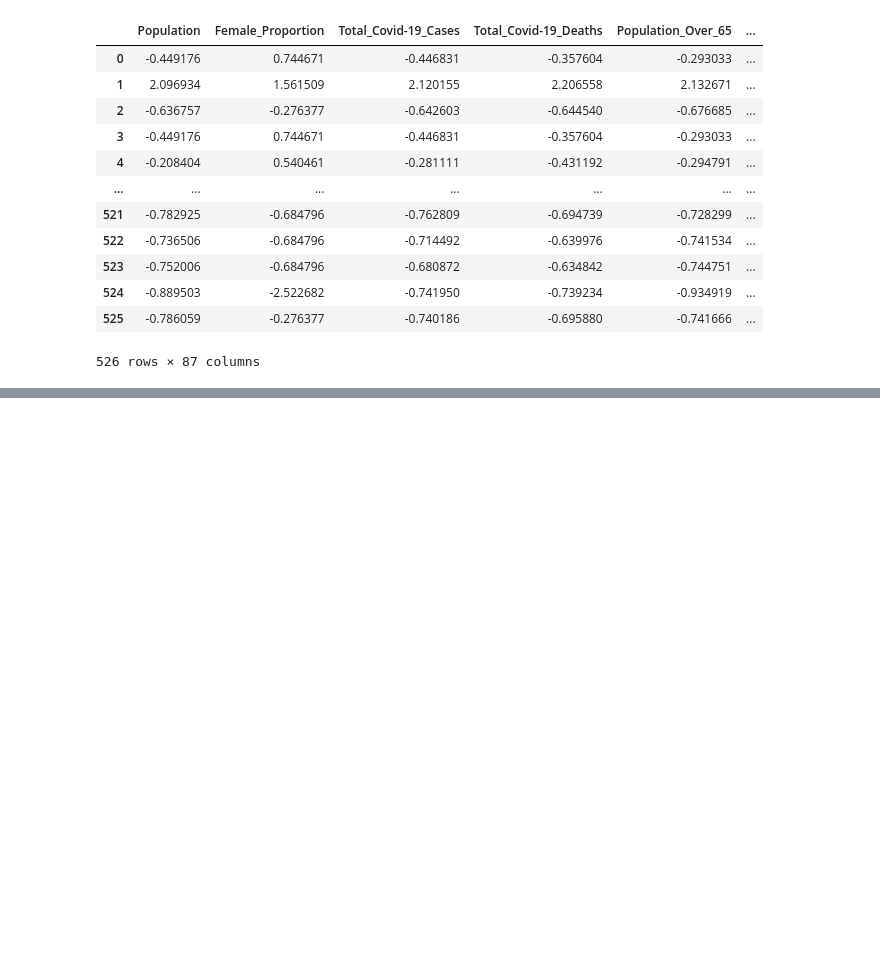
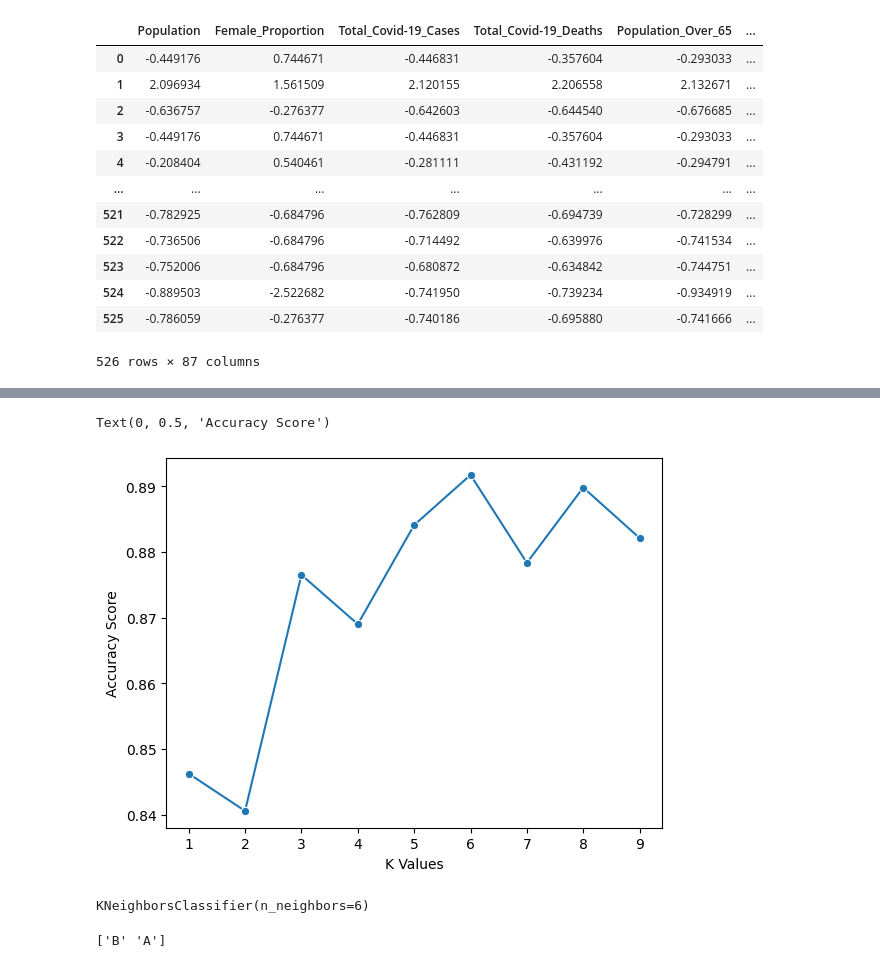
Before and after one commit to Alexander-Gebreamlak/COVID-19-Mortality-in-Ontario-Nursing-Homes, a Jupyter notebook: Covid-19 Ontario Mortality Nursing Home Analysis.ipynb, the cells around one changed output, grey strips where cells are left out. Saved outputs shown, nothing was run; the diff lists cells and outputs as text; code cells hidden in the pictures; blank space fills up the shorter version.

```diff
--- a/Covid-19 Ontario Mortality Nursing Home Analysis.ipynb
+++ b/Covid-19 Ontario Mortality Nursing Home Analysis.ipynb
@@ -175,0 +237,22 @@ X_train, X_test, y_train, y_test = train_test_split(x,y,test_size=0.25, random_s
+# %%
+#Using Cross Validation to Get the Best Value of k
+k_values = [i for i in range(1, 10)]
+scores = []
+
+for k in k_values:
+    knn = KNeighborsClassifier(n_neighbors=k)
+    score = cross_val_score(knn, x, y, cv=5)
+    scores.append(np.mean(score))
+# %%
+sns.lineplot(x=k_values, y=scores, marker='o')
+plt.xlabel("K Values")
+plt.ylabel("Accuracy Score")
+# %% [output]
+Text(0, 0.5, 'Accuracy Score')
+[figure, added]
+# %%
+#Refitting and Evaluating the Model with k = 6
+knn = KNeighborsClassifier(n_neighbors=6)
+knn.fit(X_train, y_train)
+# %% [output]
+KNeighborsClassifier(n_neighbors=6)
@@ -175,0 +261,4 @@ X_train, X_test, y_train, y_test = train_test_split(x,y,test_size=0.25, random_s
+# %%
+print(y_train.unique())
+# %% [output]
+['B' 'A']
```
Also changed, not shown: parts of 16 cells of this notebook.
